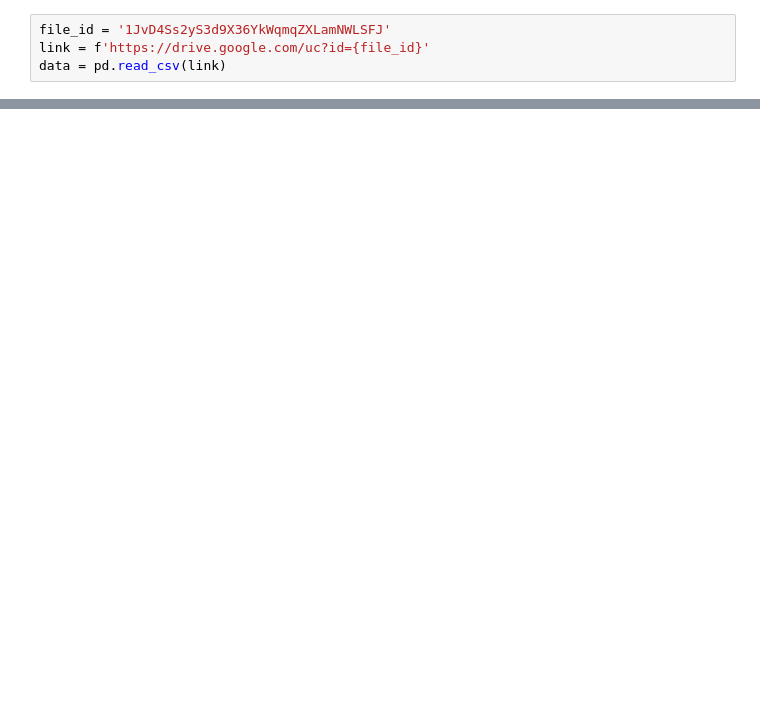
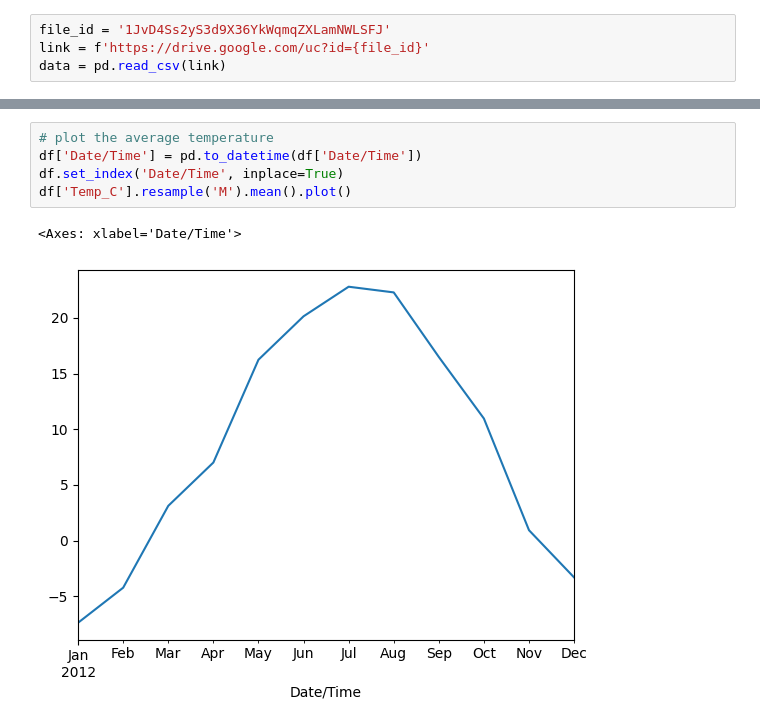
Before and after one commit to isabelasaenz/weather-data, a Jupyter notebook: weather.ipynb, the cells around one changed output, grey strips where cells are left out. Drawn from its saved outputs; the diff is of its cells as text; blank space fills up the shorter version.

```diff
--- a/weather.ipynb
+++ b/weather.ipynb
@@ -20,0 +59,8 @@ data.head()
+# %%
+# plot the average temperature
+df['Date/Time'] = pd.to_datetime(df['Date/Time'])
+df.set_index('Date/Time', inplace=True)
+df['Temp_C'].resample('M').mean().plot()
+# %% [output]
+<Axes: xlabel='Date/Time'>
+[figure, added]
```
Also changed, not shown: parts of 5 cells of this notebook.
